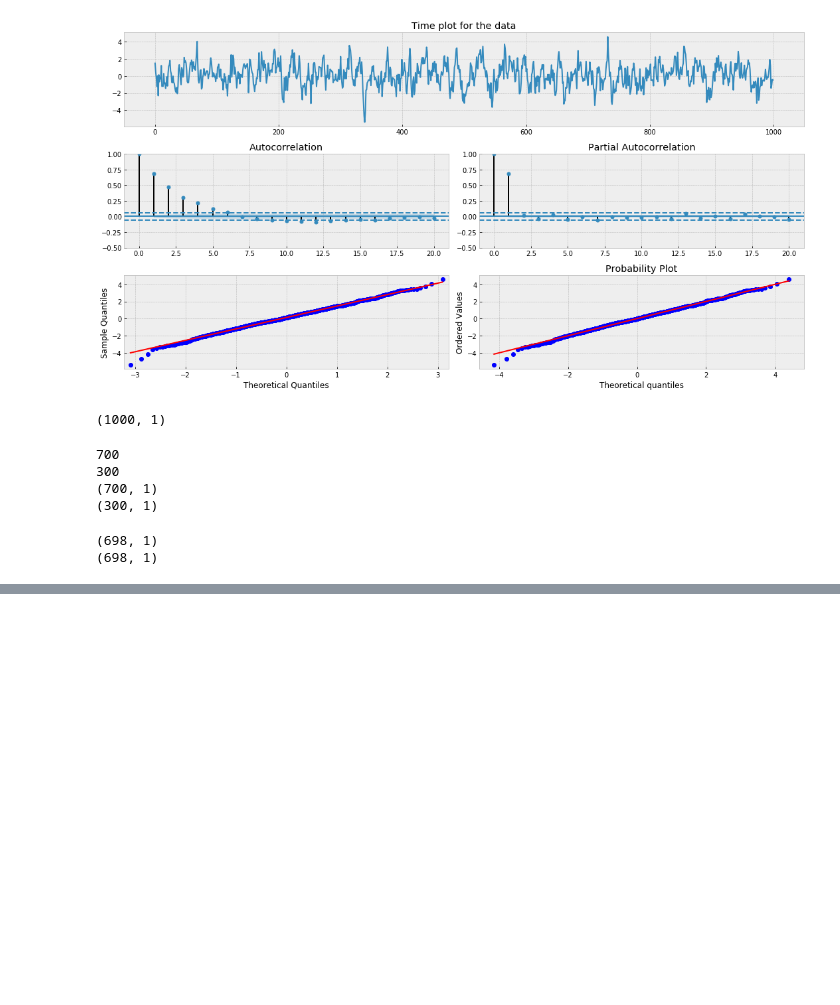
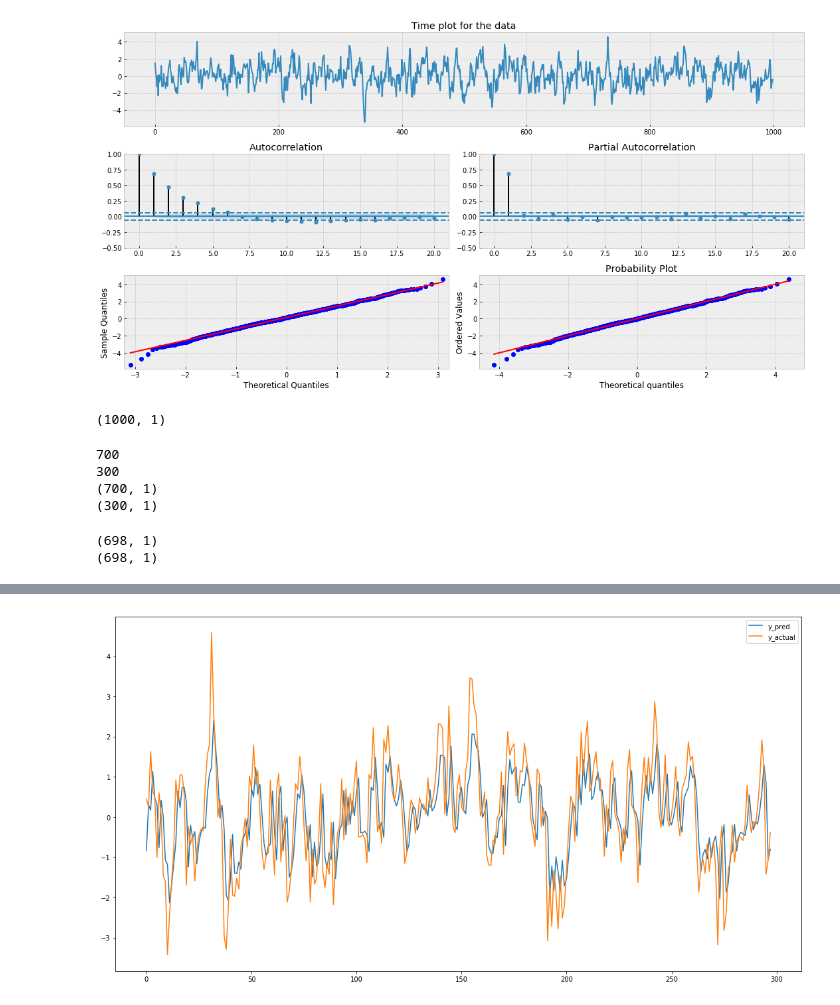
Before and after one commit to mkumar73/time-series, a Jupyter notebook: python/arima_analysis_rnn.ipynb, the cells around one changed output, grey strips where cells are left out. Cells and saved outputs as stored; diff of their text form; code cells hidden in the pictures; blank space fills up the shorter version.

```diff
--- a/python/arima_analysis_rnn.ipynb
+++ b/python/arima_analysis_rnn.ipynb
@@ -163,0 +149,9 @@ print(model_weights)
+# %%
+y_pred = model.predict(testX)
+plt.plot(y_pred, label = 'y_pred')
+plt.plot(testY, label = 'y_actual')
+plt.tight_layout()
+plt.legend()
+plt.show()
+# %% [output]
+[figure, added]
```
Also changed, not shown: parts of 5 cells of this notebook.
